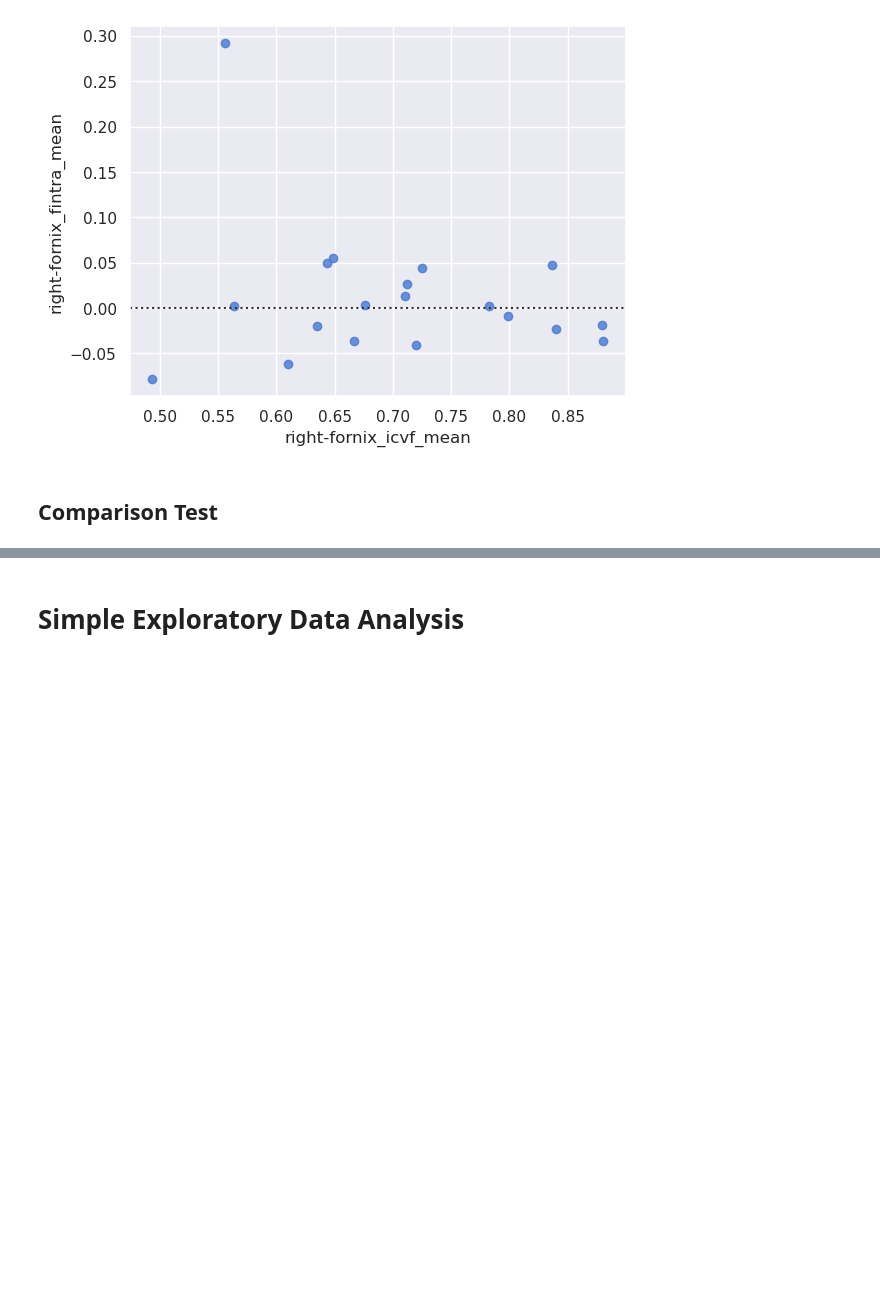
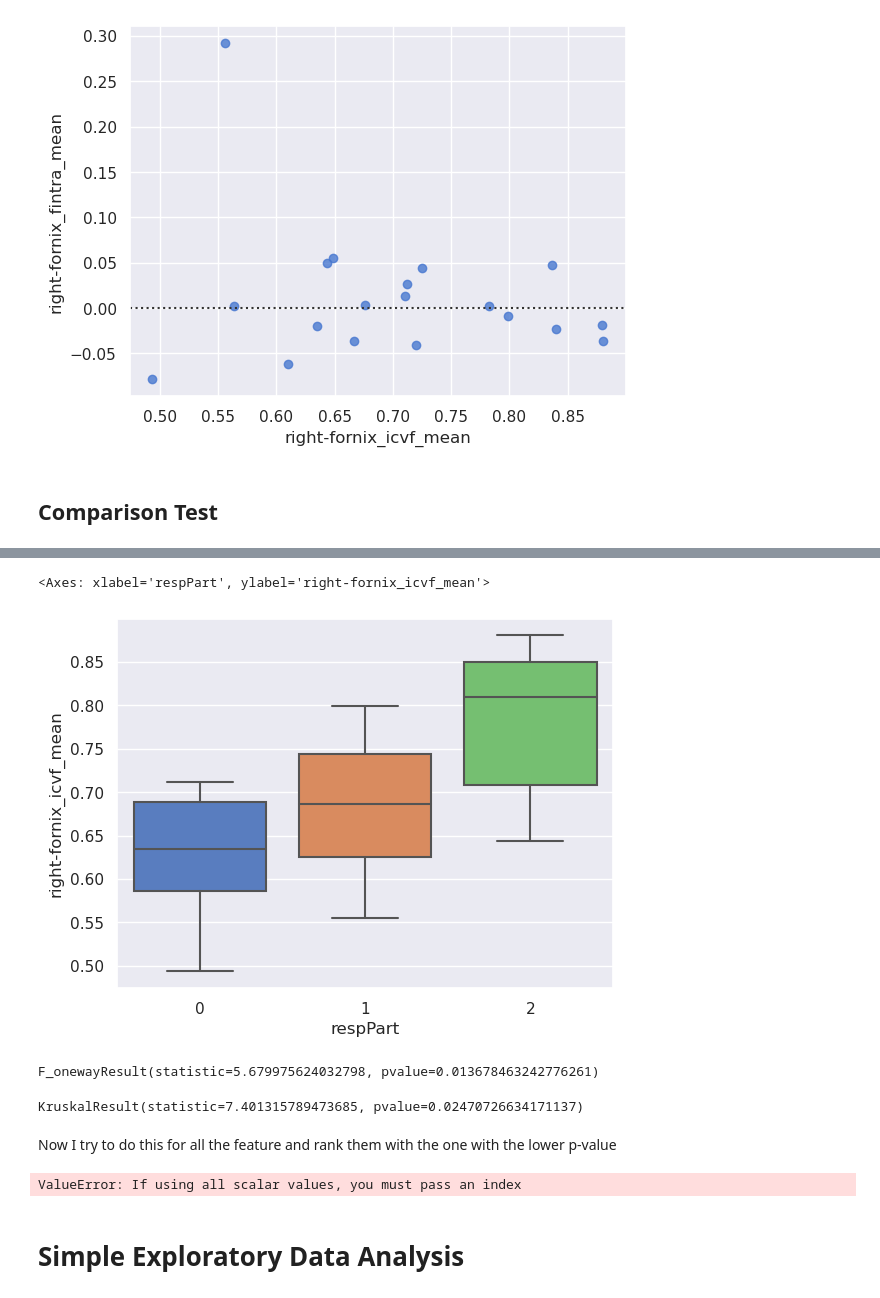
Before and after one commit to PiLAB-Medical-Imaging/TFE23-740_Epilepsy, a Jupyter notebook: src/analysis.ipynb, the cells around one changed output, grey strips where cells are left out. Drawn from its saved outputs; the diff is of its cells as text; code cells hidden in the pictures; blank space fills up the shorter version.

```diff
--- a/src/analysis.ipynb
+++ b/src/analysis.ipynb
@@ -544,3 +553,42 @@ ValueError: unequal length arrays
+# %%
+sns.boxplot(df, y="right-fornix_icvf_mean", x="respPart")
+# %% [output]
+<Axes: xlabel='respPart', ylabel='right-fornix_icvf_mean'>
+[figure, added]
+# %%
+from scipy.stats import f_oneway
+
+noResp = df["right-fornix_icvf_mean"][df["respPart"] == 0]
+respPart = df["right-fornix_icvf_mean"][df["respPart"] == 1]
+resp = df["right-fornix_icvf_mean"][df["respPart"] == 2]
+
+f_oneway(noResp, respPart, resp)
+# %% [output]
+F_onewayResult(statistic=5.679975624032798, pvalue=0.013678463242776261)
+# %%
+from scipy.stats import kruskal
+
+noResp = df["right-fornix_icvf_mean"][df["respPart"] == 0]
+respPart = df["right-fornix_icvf_mean"][df["respPart"] == 1]
+resp = df["right-fornix_icvf_mean"][df["respPart"] == 2]
+
+kruskal(noResp, respPart, resp)
+# %% [output]
+KruskalResult(statistic=7.401315789473685, pvalue=0.02470726634171137)
+# %% [markdown]
+Now I try to do this for all the feature and rank them with the one with the lower p-value
+# %%
+from scipy.stats import mannwhitneyu
+
+noResp = df[df["resp"] == 0]
+resp = df[df["resp"] == 1]
+
+p_vals = {col: mannwhitneyu(noResp[col], resp[col], alternative="two-sided", method="auto").pvalue for col in df.columns}
+
+p_vals = {k:v for k, v in sorted(p_vals.items(), key=lambda x: x[1])}
+pd.DataFrame(p_vals)
+# %% [output]
+ValueError: If using all scalar values, you must pass an index
 # %% [markdown]
 # Simple Exploratory Data Analysis
 # %%
```
Also changed, not shown: parts of 5 cells of this notebook, 4 other files.
